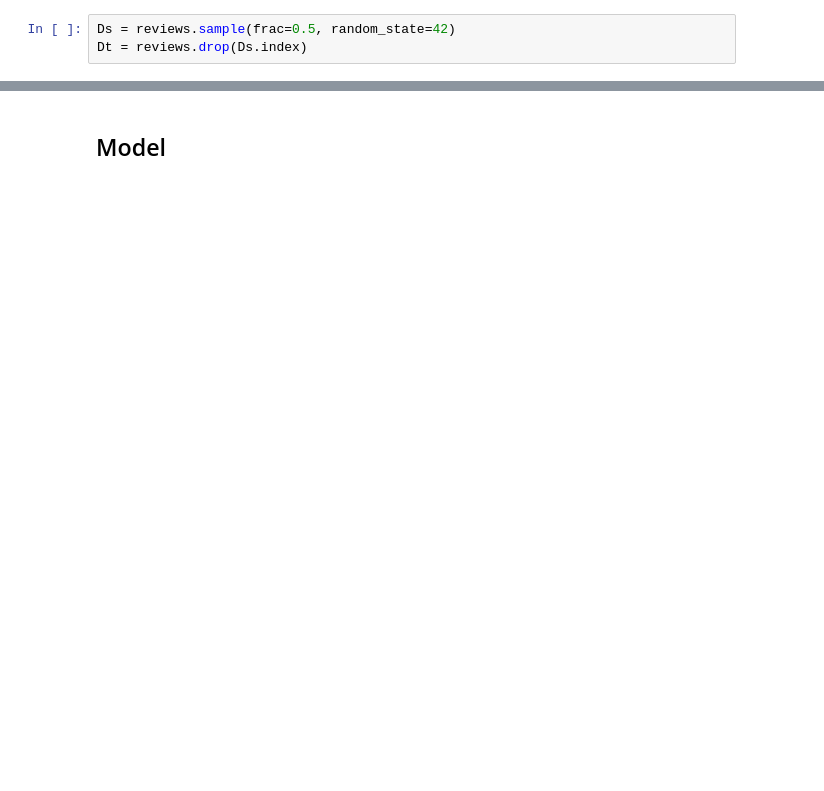
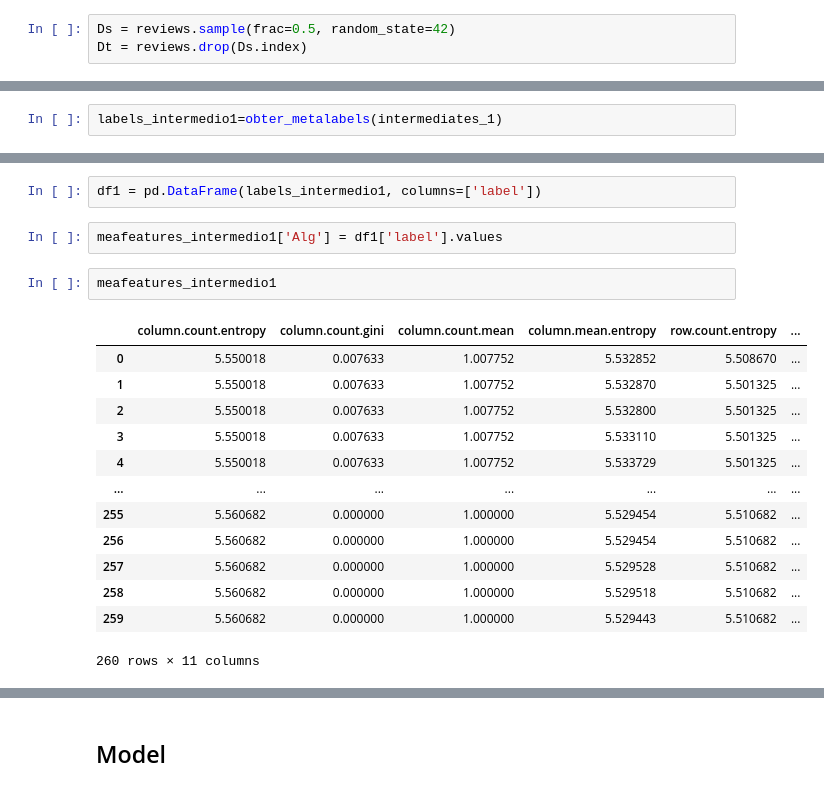
Before and after one commit to iara113/Sistemas-de-Recomenda-o, a Jupyter notebook: RS_MetaLearning.ipynb, the cells around one changed output, grey strips where cells are left out. Drawn from its saved outputs; the diff is of its cells as text; blank space fills up the shorter version.

```diff
--- a/RS_MetaLearning.ipynb
+++ b/RS_MetaLearning.ipynb
@@ -219,0 +704,2 @@ hummus_metafeatures=df_MetaFeatures(Ds,Dt)
+# %%
+labels_intermedio1=obter_metalabels(intermediates_1)
@@ -219,0 +727,20 @@ hummus_metafeatures=df_MetaFeatures(Ds,Dt)
+# %%
+df1 = pd.DataFrame(labels_intermedio1, columns=['label'])
+# %%
+meafeatures_intermedio1['Alg'] = df1['label'].values
+# %%
+meafeatures_intermedio1
+# %% [output]
+|  | column.count.entropy | column.count.gini | column.count.mean | column.mean.entropy | row.count.entropy | ... |
+| 0 | 5.550018 | 0.007633 | 1.007752 | 5.532852 | 5.508670 | ... |
+| 1 | 5.550018 | 0.007633 | 1.007752 | 5.532870 | 5.501325 | ... |
+| 2 | 5.550018 | 0.007633 | 1.007752 | 5.532800 | 5.501325 | ... |
+| 3 | 5.550018 | 0.007633 | 1.007752 | 5.533110 | 5.501325 | ... |
+| 4 | 5.550018 | 0.007633 | 1.007752 | 5.533729 | 5.501325 | ... |
+| ... | ... | ... | ... | ... | ... | ... |
+| 255 | 5.560682 | 0.000000 | 1.000000 | 5.529454 | 5.510682 | ... |
+| 256 | 5.560682 | 0.000000 | 1.000000 | 5.529454 | 5.510682 | ... |
+| 257 | 5.560682 | 0.000000 | 1.000000 | 5.529528 | 5.510682 | ... |
+| 258 | 5.560682 | 0.000000 | 1.000000 | 5.529518 | 5.510682 | ... |
+| 259 | 5.560682 | 0.000000 | 1.000000 | 5.529443 | 5.510682 | ... |
+260 rows × 11 columns
```
Also changed, not shown: parts of 55 cells of this notebook.
